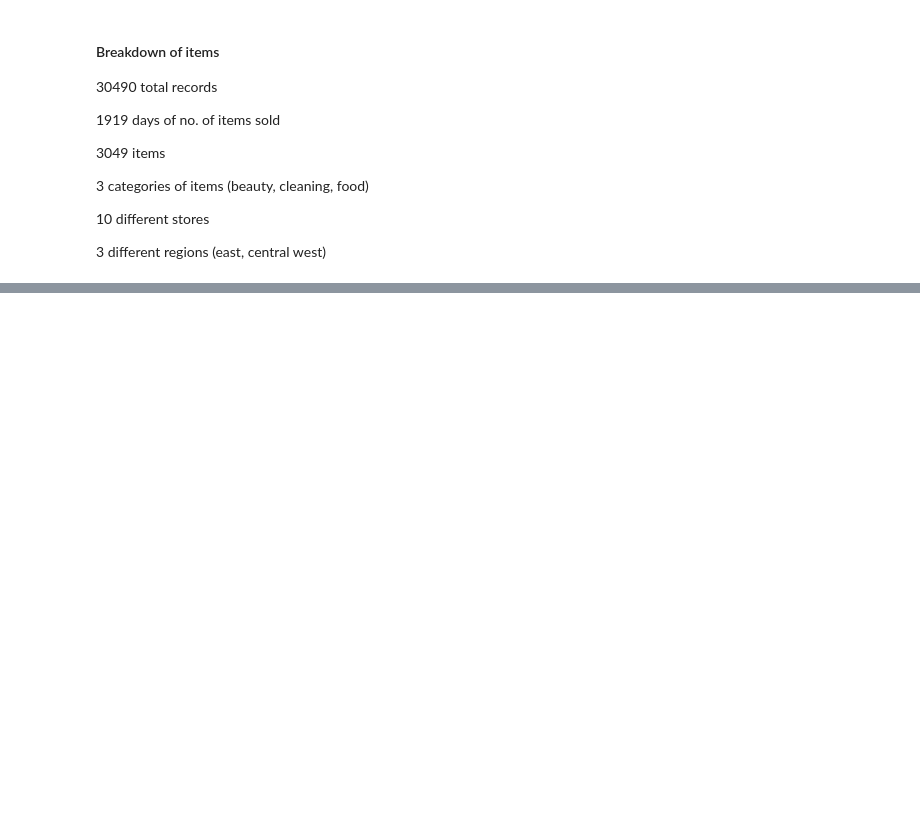
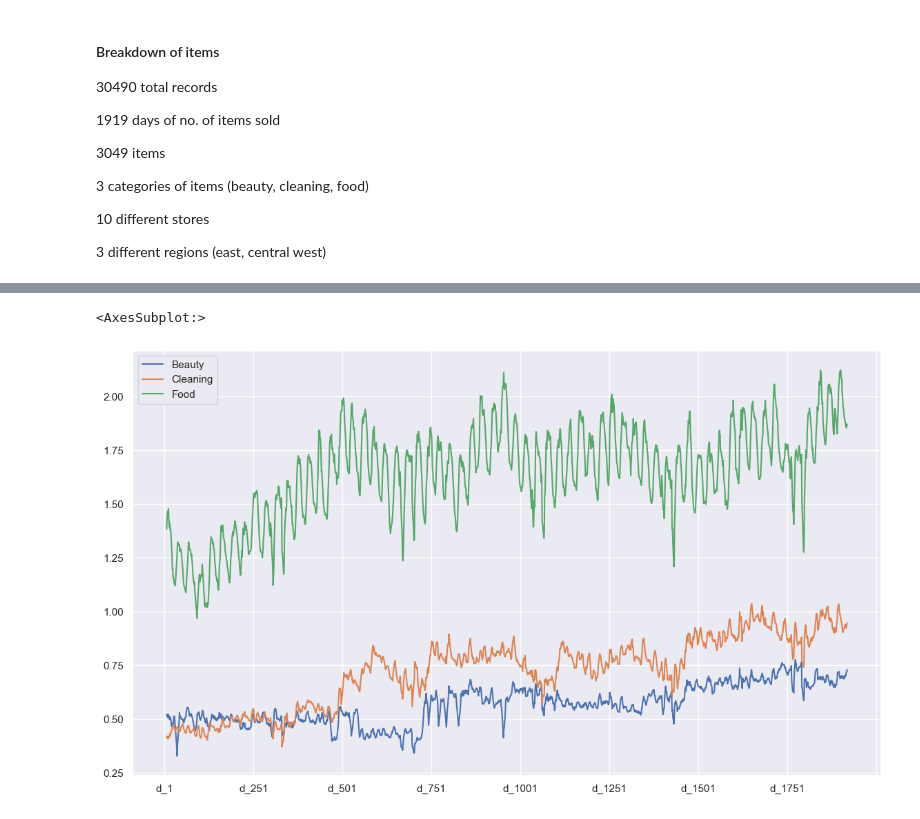
Before and after one commit to TristanKoh/ads-final-project, a Jupyter notebook: code/eda.ipynb, the cells around one changed output, grey strips where cells are left out. Cells and saved outputs as stored; diff of their text form; code cells hidden in the pictures; blank space fills up the shorter version.

```diff
--- a/code/eda.ipynb
+++ b/code/eda.ipynb
@@ -125,6 +125,11 @@ Length: 10, dtype: string
 <StringArray>
 ['East', 'Central', 'West']
 Length: 3, dtype: string
+# %%
+# Save the unique demographic labels for plotting later
+category_ls = df_train["category_id"].unique()
+store_ls = df_train["store_id"].unique()
+region_ls = df_train["region_id"].unique()
 # %% [markdown]
 #### Breakdown of items
 30490 total records
@@ -156,0 +171,6 @@ sns.lineplot(x = "day_id", y = "avg_items_sold", data = df_temp, hue = "category
+# %%
+# Rolling 7 days average
+df_temp[category_ls].rolling(7).mean().plot()
+# %% [output]
+<AxesSubplot:>
+[figure, added]
```
Also changed, not shown: parts of 15 cells of this notebook.
